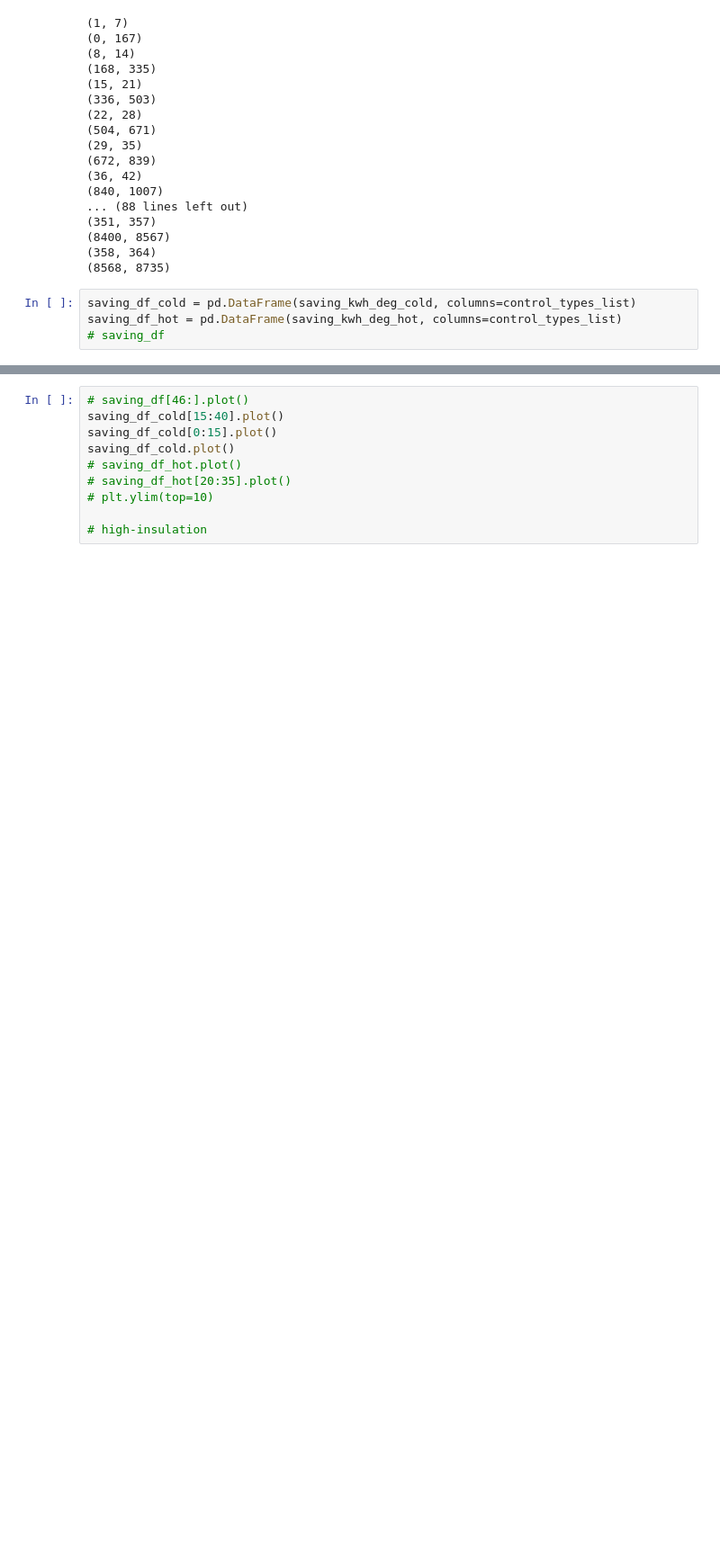
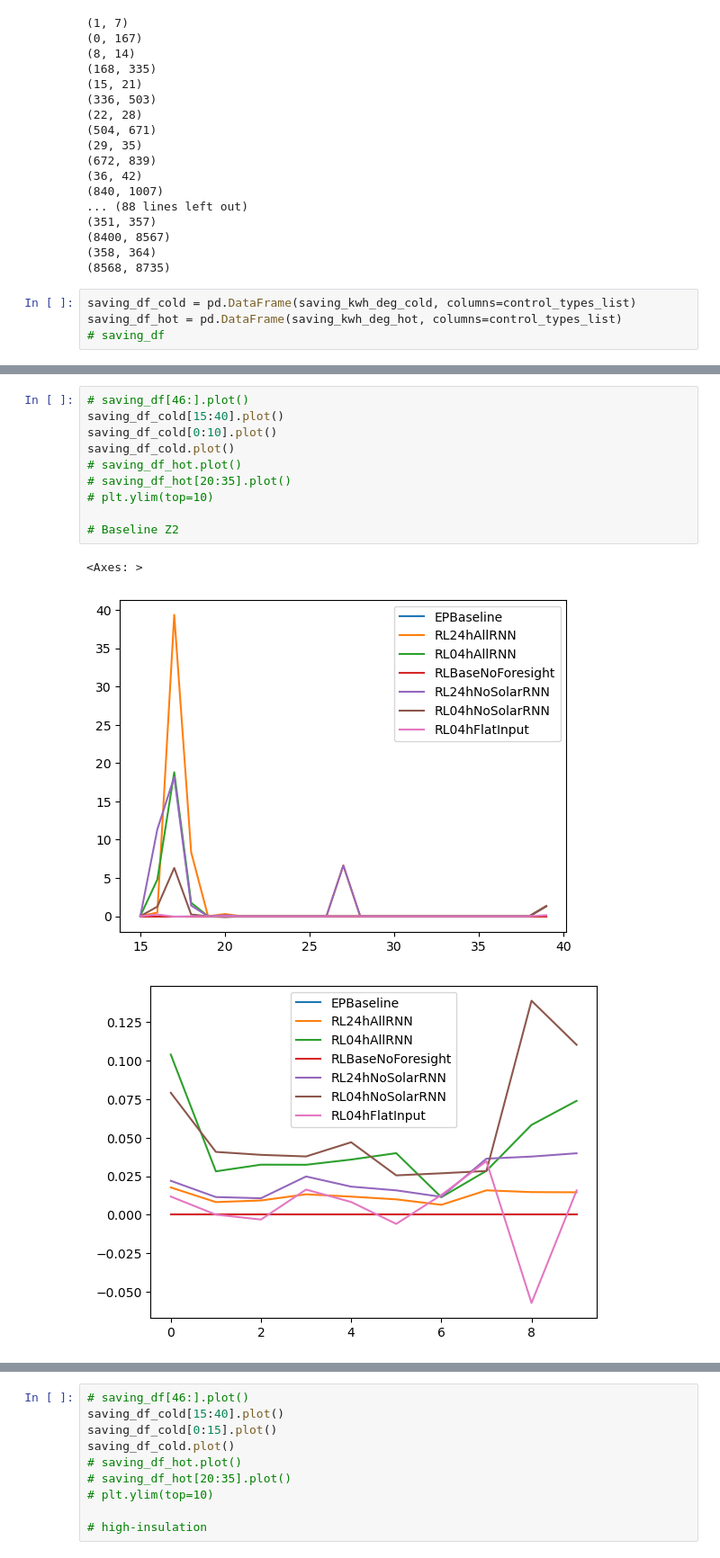
Before and after one commit to Lundkjaer/ClimAIte, a Jupyter notebook: EMS_work/post_pro_kwh_deg.ipynb, the cells around one changed output, grey strips where cells are left out. Shown at 90% size. Drawn from its saved outputs; the diff is of its cells as text; blank space fills up the shorter version.

```diff
--- a/EMS_work/post_pro_kwh_deg.ipynb
+++ b/EMS_work/post_pro_kwh_deg.ipynb
@@ -211,0 +303,14 @@ saving_df_hot = pd.DataFrame(saving_kwh_deg_hot, columns=control_types_list)
+# %%
+# saving_df[46:].plot()
+saving_df_cold[15:40].plot()
+saving_df_cold[0:10].plot()
+saving_df_cold.plot()
+# saving_df_hot.plot()
+# saving_df_hot[20:35].plot()
+# plt.ylim(top=10)
+
+# Baseline Z2
+# %% [output]
+<Axes: >
+[figure, added]
+[figure, added]
```
Also changed, not shown: parts of 6 cells of this notebook, 1 other file.
